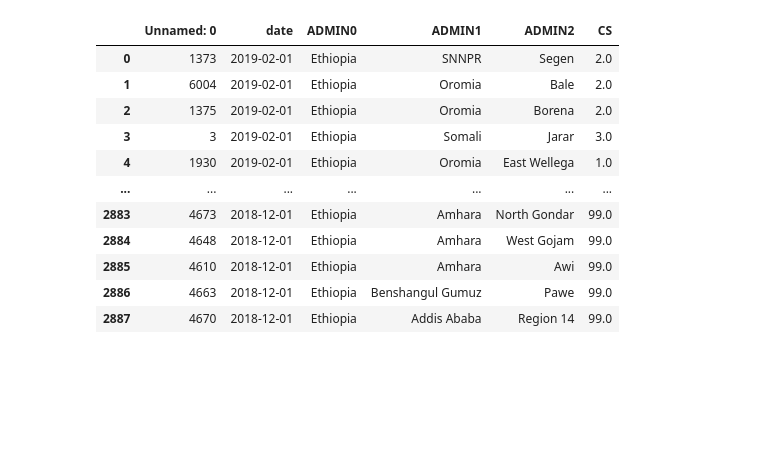
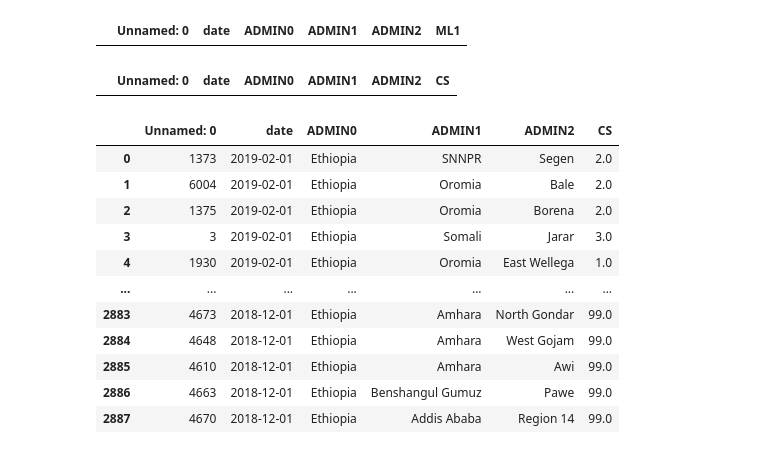
Before and after one commit to OCHA-DAP/pa-aa-food-insecurity, a Jupyter notebook: ethiopia/ethiopia_accuracy.ipynb, the cells around one changed output. Drawn from its saved outputs; the diff is of its cells as text; code cells hidden in the pictures; blank space fills up the shorter version.

```diff
--- a/ethiopia/ethiopia_accuracy.ipynb
+++ b/ethiopia/ethiopia_accuracy.ipynb
@@ -27,7 +36,15 @@ def get_projection(row, df):
 # %%
-cs = pd.read_csv('ethiopia_admin2_fewsnet_2020-05-05.csv')
-ml1 = pd.read_csv('ethiopia_admin2_fewsnet_ML12020-05-05.csv')
-ml2 = pd.read_csv('ethiopia_admin2_fewsnet_ML22020-05-05.csv')
+cs = pd.read_csv('Data/ethiopia_admin2_fewsnet_2020-05-05.csv')
+ml1 = pd.read_csv('Data/ethiopia_admin2_fewsnet_ML12020-05-05.csv')
+ml2 = pd.read_csv('Data/ethiopia_admin2_fewsnet_ML22020-05-05.csv')
+# %%
+ml1[ml1.isna().any(axis=1)]
+# %% [output]
+|  | Unnamed: 0 | date | ADMIN0 | ADMIN1 | ADMIN2 | ML1 |
+# %%
+cs[cs.isna().any(axis=1)]
+# %% [output]
+|  | Unnamed: 0 | date | ADMIN0 | ADMIN1 | ADMIN2 | CS |
 # %%
 cs
 # %% [output]
```
Also changed, not shown: parts of 15 cells of this notebook.
